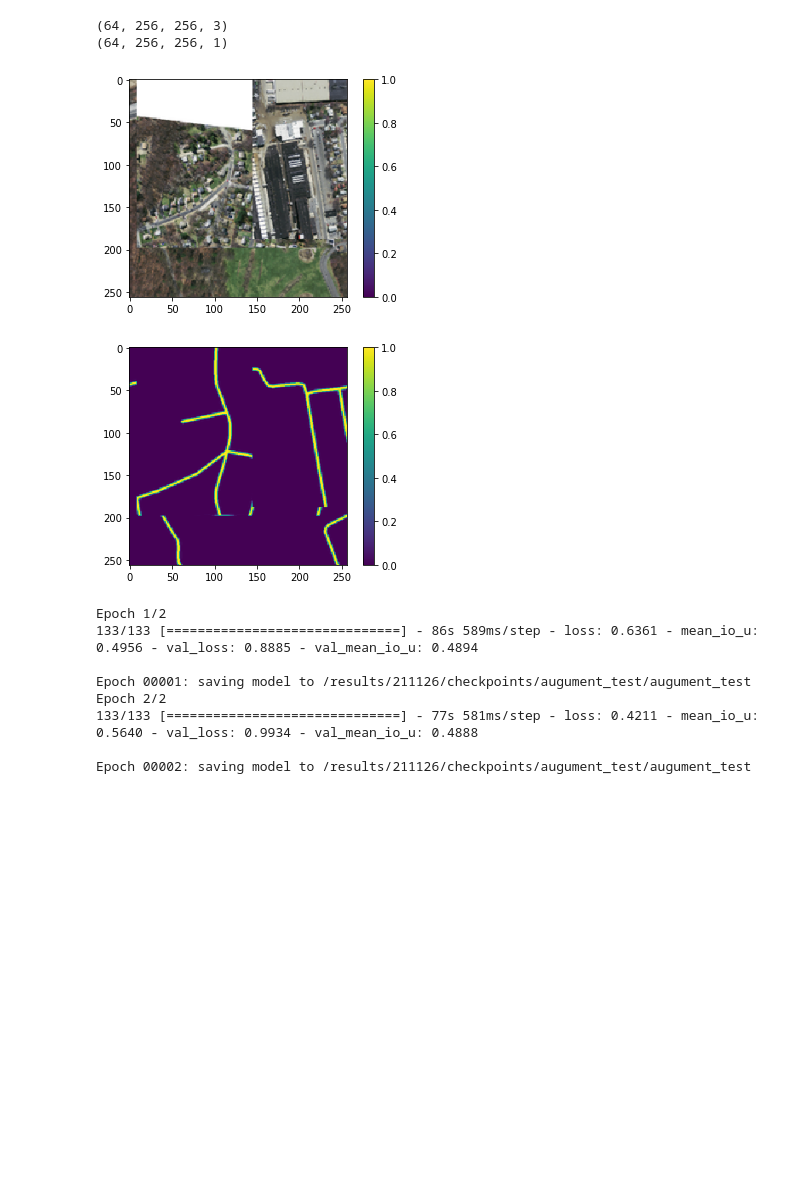
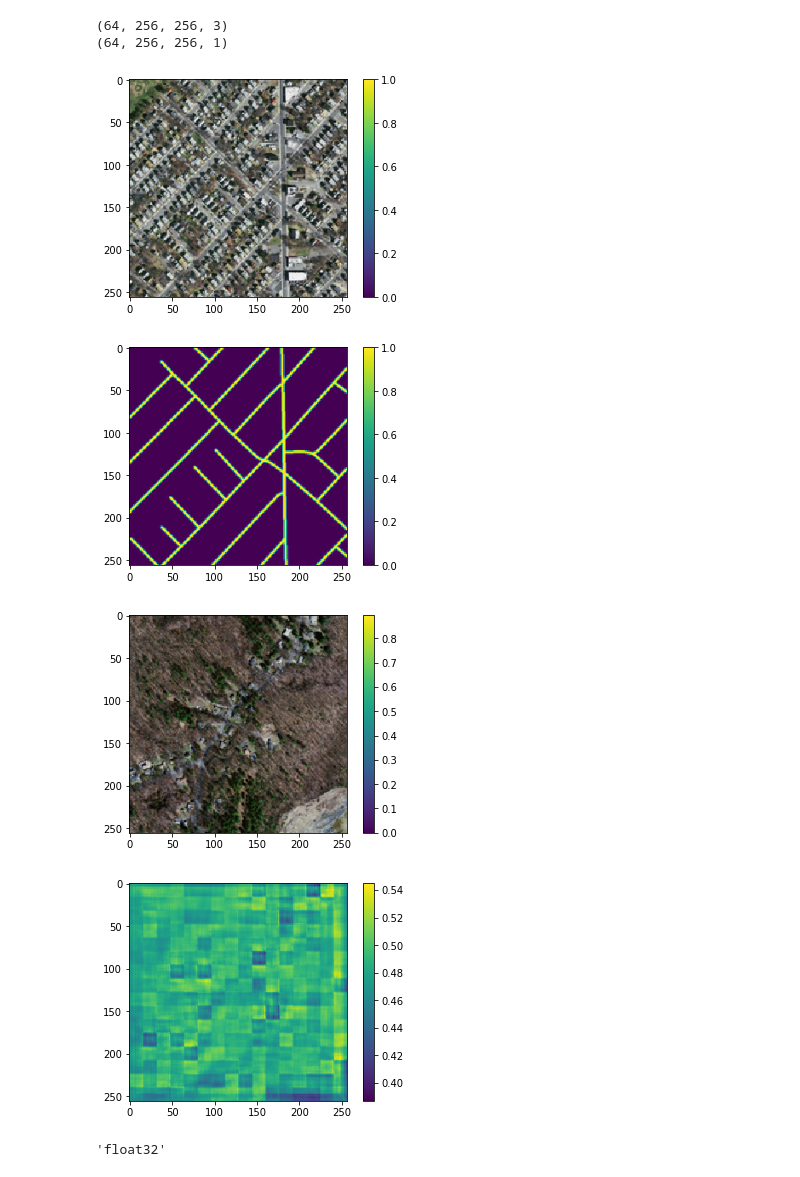
Before and after one commit to straxFromIbr/UnetModelScript, a Jupyter notebook: home/train.ipynb, the cells around one changed output. Saved outputs shown, nothing was run; the diff lists cells and outputs as text; code cells hidden in the pictures; blank space fills up the shorter version.

```diff
--- a/home/train.ipynb
+++ b/home/train.ipynb
@@ -19,11 +20,12 @@ tr_pathlist = pathlist[:nb_tr]
 va_pathlist = pathlist[nb_tr:]
 
 train_ds, valid_ds = make_datasets(
+    ds_root=pathlib.Path("/mass_roads/train/"),
     tr_path=tr_pathlist,
-    va_path=tr_pathlist,
-    use_cutmix=True,
+    va_path=va_pathlist,
+    use_cutmix=False,
+    # nbmix=2,
 )
-# print(args.epochs)
 # %%
 for i,t in train_ds.take(1):
     print(i.shape)
@@ -37,27 +39,29 @@ for i,t in train_ds.take(1):
 # %% [output]
 (64, 256, 256, 3)
 (64, 256, 256, 1)
-[figure, old version]
+[figure, new version]
-[figure, old version]
+[figure, new version]
 # %%
-loss = losses.TverskyLoss(name="Tversky", alpha=0.7)
-model = compile_model(loss=loss)
-## 訓練
-filename = "augument_test"
-model_history = model.fit(
-    train_ds,
-    epochs=2,
-    validation_data=valid_ds,
-    steps_per_epoch=config.STEPS_PER_EPOCH,
-    validation_steps=5,
-    callbacks=get_callbacks(filename),
+# loss = losses.TverskyLoss(name="Tversky", alpha=0.7)
+loss = losses.DICELoss(name="DICE")
+model = compile_model(
+    loss=loss,
+    # xception=True,
 )
-# %% [output]
-Epoch 1/2
-133/133 [==============================] - 86s 589ms/step - loss: 0.6361 - mean_io_u: 0.4956 - val_loss: 0.8885 - val_mean_io_u: 0.4894
-
-Epoch 00001: saving model to /results/211126/checkpoints/augument_test/augument_test
-Epoch 2/2
-133/133 [==============================] - 77s 581ms/step - loss: 0.4211 - mean_io_u: 0.5640 - val_loss: 0.9934 - val_mean_io_u: 0.4888
-
-Epoch 00002: saving model to /results/211126/checkpoints/augument_test/augument_test
+# %%
+i, t = next(iter(train_ds))
+pred = model.predict(i)
+pred.shape
+plt.imshow(i[0])
+plt.colorbar()
+plt.show()
+plt.imshow(pred[0])
+plt.colorbar()
+plt.show()
+# %% [output]
+[figure, added]
+[figure, added]
+# %%
+model.dtype
+# %% [output]
+'float32'
```
Also changed, not shown: parts of 2 cells of this notebook, 2 other files.
